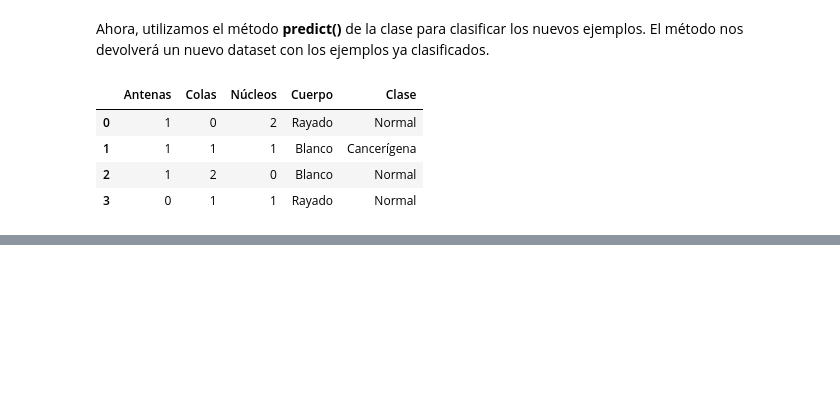
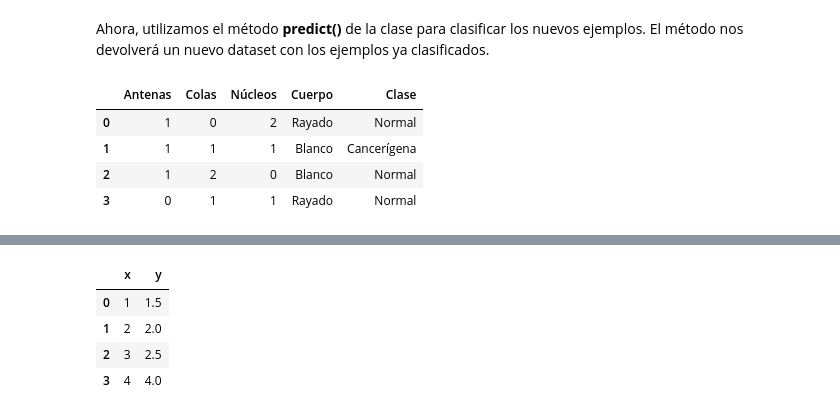
Before and after one commit to dperezt98/AA_PP, a Jupyter notebook: explicacion_algoritmos.ipynb, the cells around one changed output, grey strips where cells are left out. Saved outputs shown, nothing was run; the diff lists cells and outputs as text; code cells hidden in the pictures; blank space fills up the shorter version.

```diff
--- a/explicacion_algoritmos.ipynb
+++ b/explicacion_algoritmos.ipynb
@@ -77,0 +83,11 @@ alg.predict(dataset_test)
+# %%
+import numpy as np
+import pandas as pd
+dataset = pd.read_csv("examples_datasets/dataset_lineal_regresion_1.csv")
+dataset
+# %% [output]
+|  | x | y |
+| 0 | 1 | 1.5 |
+| 1 | 2 | 2.0 |
+| 2 | 3 | 2.5 |
+| 3 | 4 | 4.0 |
```
Also changed, not shown: parts of 18 cells of this notebook, 5 other files.
